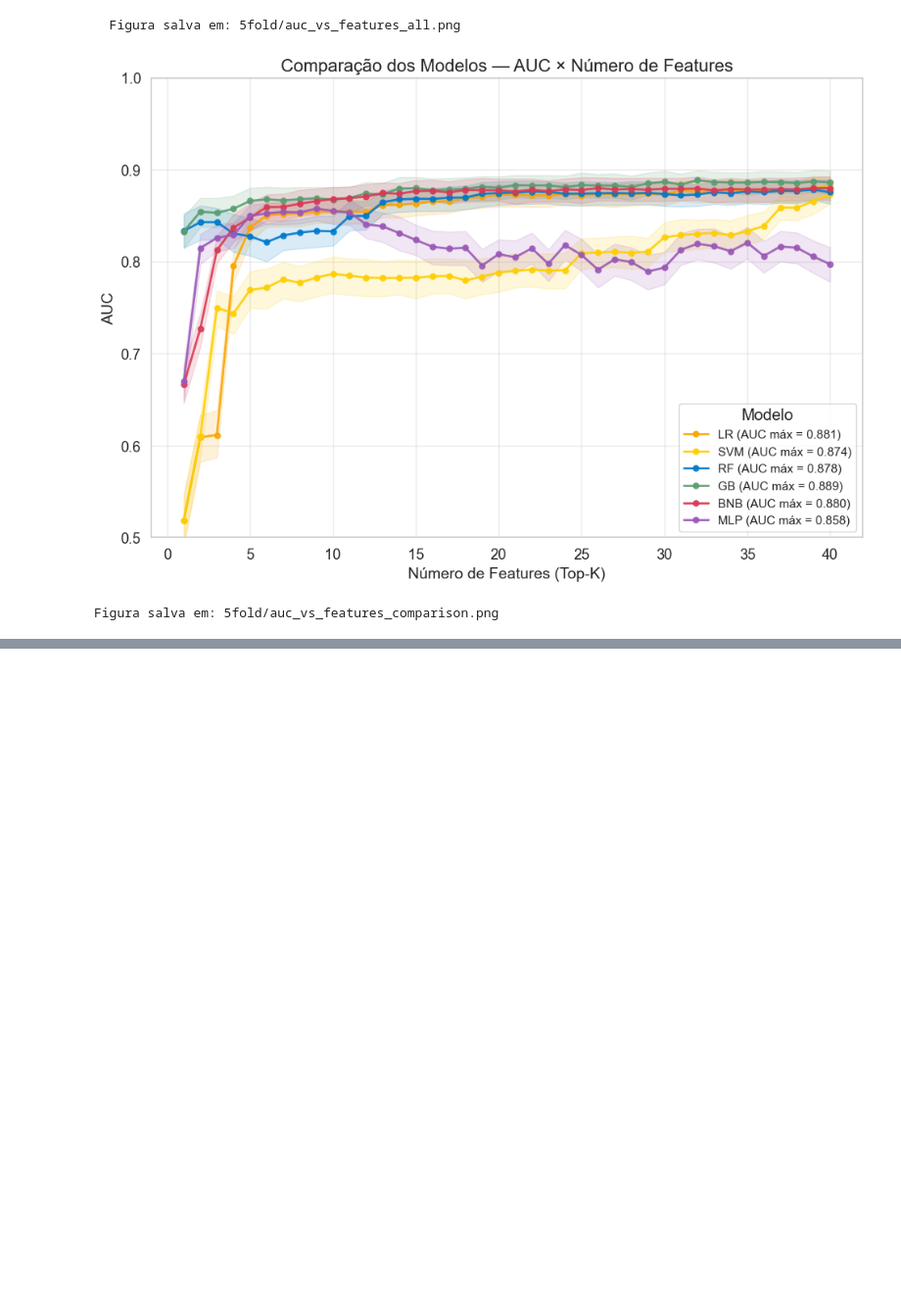
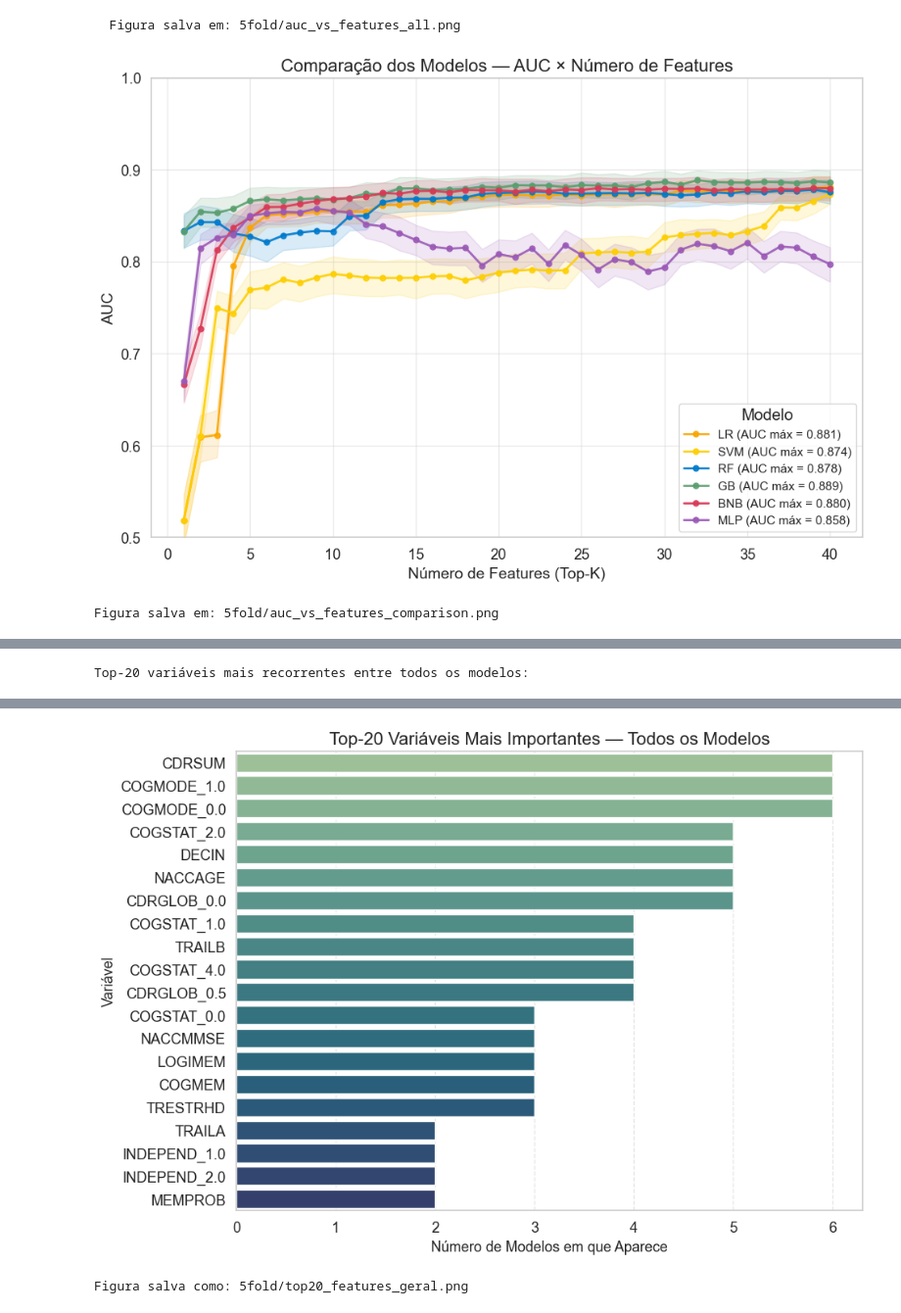
Before and after one commit to dudasfig/tcc-parkinson-dementia-ml, a Jupyter notebook: NACC_UDS (1).ipynb, the cells around one changed output, grey strips where cells are left out. Shown at 98% size. Drawn from its saved outputs; the diff is of its cells as text; code cells hidden in the pictures; blank space fills up the shorter version.

```diff
--- a/NACC_UDS (1).ipynb
+++ b/NACC_UDS (1).ipynb
@@ -1644,13 +1377,15 @@ def analyze_and_plot_feature_importance(model_name, feature_importances_list, va
 # %%
 print("\n---  Análise de Importância das Features (Média dos 5 Folds) ---")
 
-variables = model_results["LR"]["variables"]   # qualquer modelo serve
+first_model = next(iter(model_results.values()))
+variables = first_model["variables"]
+
 
 for model_name in model_results.keys():
 
     feat_list = model_results[model_name]["feat"]
 
-    print(f"\n📌 Importância – {model_name}")
+    print(f"\n Importância – {model_name}")
     analyze_and_plot_feature_importance(
         model_name,
         feat_list,
@@ -2198,7 +1859,7 @@ plot_feature_importance("Multilayer Perceptron (MLP)", mlp_feat, variables)
 [figure]
 [figure]
 # %%
-valid_models = ['lr', 'svm', 'rf', 'gb','bnb','mlp']
+valid_models = ['lr', 'svm', 'rf', 'gb','knn','mlp']
 
 files = [
     f for f in os.listdir('5fold')
@@ -2221,7 +1882,7 @@ short2name = {
     'svm': 'SVM',
     'rf': 'RF',
     'gb': 'GB',
-    'bnb': 'BNB',
+    'knn': 'KNN',
     'mlp': 'MLP'
 }
 
@@ -2230,7 +1891,7 @@ colors = {
     'svm': 'm',
     'rf': 'b',
     'gb': 'g',
-    'bnb': 'c',
+    'knn': 'c',
     'mlp': 'orange'
 }
 
@@ -2239,7 +1900,7 @@ short2auc = {
     'lr': np.mean(lr_auc),
     'svm': np.mean(svm_auc),
     'gb': np.mean(gb_auc),
-    'bnb': np.mean(bnb_auc),
+    'knn': np.mean(knn_auc),
     'mlp': np.mean(mlp_auc)
 }
 
@@ -2450,0 +2001,61 @@ print("\n💾 Tabela salva em: 5fold/variaveis_recorrentes.csv")
+# %%
+
+def get_top_k(feat_list, variable_names, k=20):
+    feat_array = np.array(feat_list)
+
+    if feat_array.ndim == 1:
+        feat_array = feat_array.reshape(1, -1)
+
+    imp_mean = np.mean(np.abs(feat_array), axis=0)
+
+    idx_sorted = np.argsort(-imp_mean)
+
+    return [variable_names[i] for i in idx_sorted[:k]]
+
+
+model_names = ["LR", "SVM", "RF", "GB", "KNN", "MLP"]
+
+top20_dict = {}
+
+for m in model_names:
+    feat_list = model_results[m]["feat"]
+    vars_ = model_results[m]["variables"]
+
+    top20_dict[m] = get_top_k(feat_list, vars_, k=20)
+
+
+all_features = sum(top20_dict.values(), [])
+
+freq_df = (
+    pd.Series(all_features)
+    .value_counts()
+    .reset_index()
+)
+freq_df.columns = ["Variável", "Frequência"]
+
+freq_top20 = freq_df.head(20)
+
+print("Top-20 variáveis mais recorrentes entre todos os modelos:")
+display(freq_top20)
+
+
+plt.figure(figsize=(10, 7))
+sns.barplot(
+    data=freq_top20,
+    x="Frequência",
+    y="Variável",
+    palette="crest"
+)
+
+plt.title("Top-20 Variáveis Mais Importantes — Todos os Modelos", fontsize=16)
+plt.xlabel("Número de Modelos em que Aparece", fontsize=13)
+plt.ylabel("Variável", fontsize=13)
+plt.grid(axis="x", linestyle="--", alpha=0.5)
+plt.tight_layout()
+
+plt.savefig("5fold/top20_features_geral.png", dpi=300)
+plt.show()
+
+print("\nFigura salva como: 5fold/top20_features_geral.png")
+# %% [output]
+Top-20 variáveis mais recorrentes entre todos os modelos:
@@ -2450,0 +2079,2 @@ print("\n💾 Tabela salva em: 5fold/variaveis_recorrentes.csv")
+[figure, added]
+Figura salva como: 5fold/top20_features_geral.png
```
Also changed, not shown: parts of 28 cells of this notebook, 14 other files.
